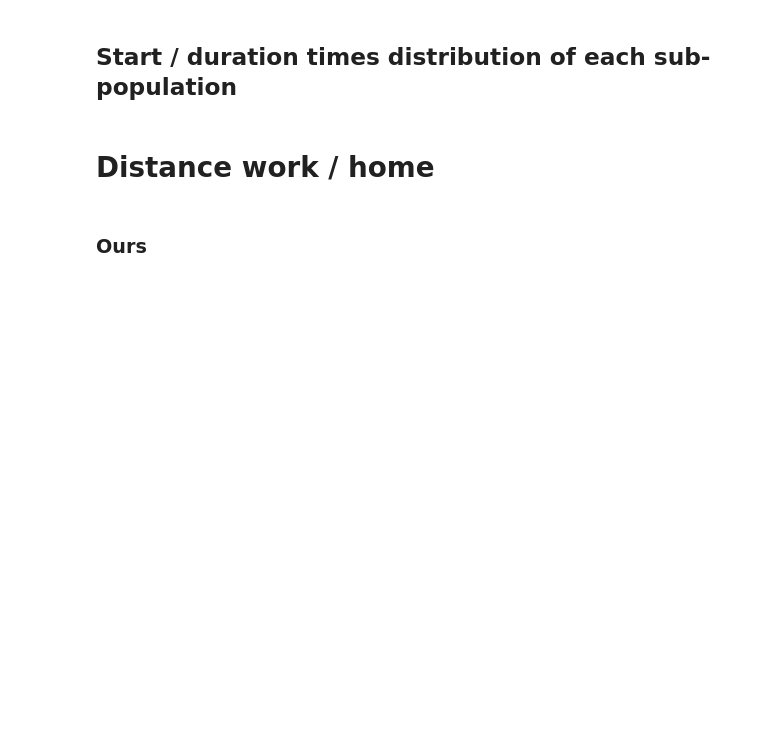
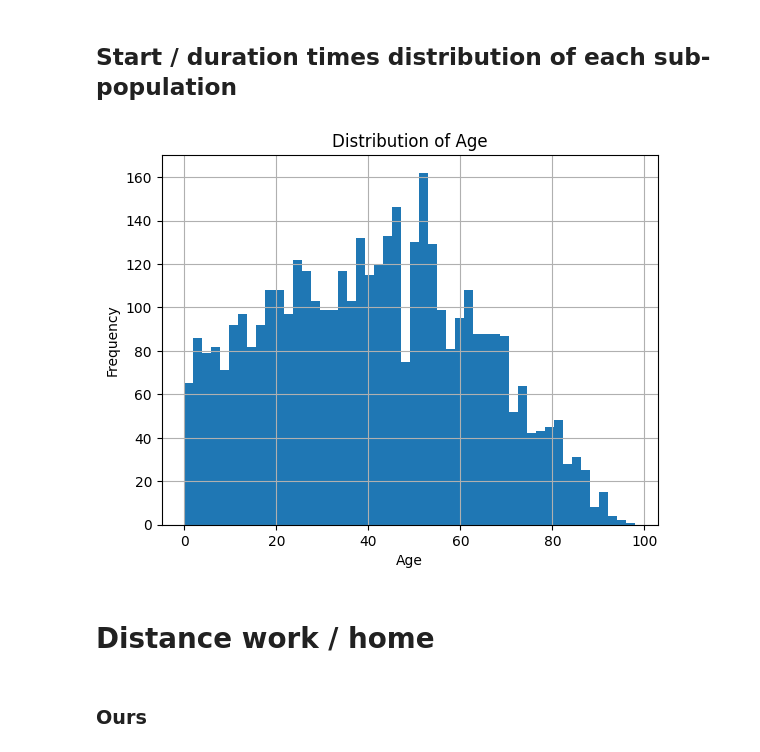
Before and after one commit to phellich/scheduling, a Jupyter notebook: Distributions.ipynb, the cells around one changed output. Cells and saved outputs as stored; diff of their text form; code cells hidden in the pictures; blank space fills up the shorter version.

```diff
--- a/Distributions.ipynb
+++ b/Distributions.ipynb
@@ -162,11 +166,13 @@ activity_local_filt['duration_interval'] = activity_local_filt['end_time_interva
         # pick a start_time_interval in the corresponding distribution calculated before
         # pick a duration_interval in the corresponding distribution calculated before
 # %%
-# population_local['age'].hist(bins=50)  # Ajuster le nombre de 'bins' selon le besoin
-# plt.title('Distribution of Age')
-# plt.xlabel('Age')
-# plt.ylabel('Frequency')
-# plt.show()
+population_local['age'].hist(bins=50)  # Ajuster le nombre de 'bins' selon le besoin
+plt.title('Distribution of Age')
+plt.xlabel('Age')
+plt.ylabel('Frequency')
+plt.show()
+# %% [output]
+[figure, added]
 # %%
 # ranges = ['0-20', '21-40', '41-65', '66-100']
 # Création des sous-populations
```
Also changed, not shown: parts of 6 cells of this notebook, 30 other files.
